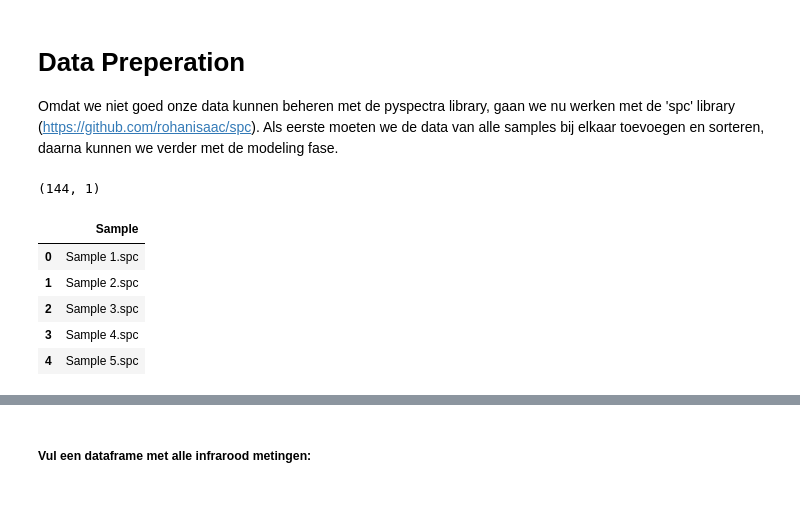
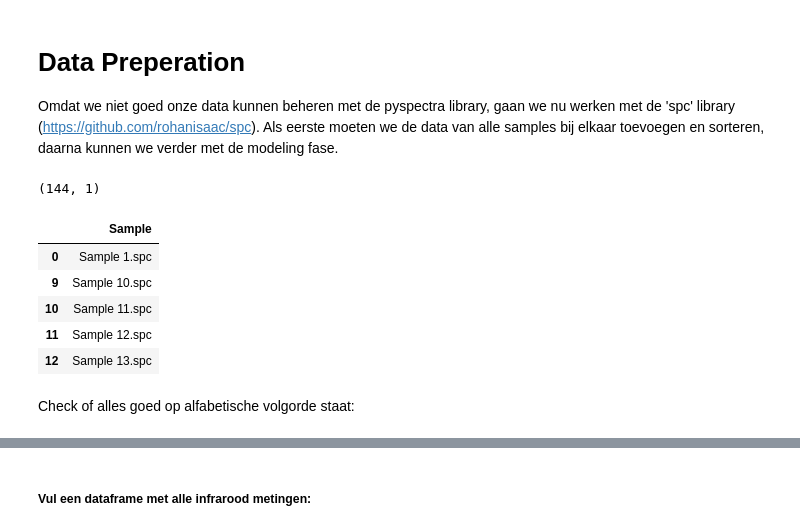
Before and after one commit to asscherhofstede/Koemelk-analyse, a Jupyter notebook: Koemelk Analyse.ipynb, the cells around one changed output, grey strips where cells are left out. Cells and saved outputs as stored; diff of their text form; code cells hidden in the pictures; blank space fills up the shorter version.

```diff
--- a/Koemelk Analyse.ipynb
+++ b/Koemelk Analyse.ipynb
@@ -160,19 +160,23 @@ Omdat we niet goed onze data kunnen beheren met de pyspectra library, gaan we nu
 # %%
 # Omdat er 3 metingen zijn gedaan, moeten we deze 3 keer met de referentie waarden vergelijken
 Sample = pd.read_excel('Reference values.xlsx')
-Sample = Sample.drop(columns=['Fat (%m/m)', 'Protein (%m/m)', 'Lactose (%m/m)'])
+Sample.sort_values('Sample', inplace=True)
 
 Samples = pd.DataFrame()
 for meting in range(3):
     Samples = Samples.append(Sample)
 
+Samples.drop(columns=['Fat (%m/m)', 'Protein (%m/m)', 'Lactose (%m/m)'], inplace=True)
+
 print(Samples.shape)
 Samples.head()
 # %% [output]
 (144, 1)
 |  | Sample |
 | 0 | Sample 1.spc |
-| 1 | Sample 2.spc |
-| 2 | Sample 3.spc |
-| 3 | Sample 4.spc |
-| 4 | Sample 5.spc |
+| 9 | Sample 10.spc |
+| 10 | Sample 11.spc |
+| 11 | Sample 12.spc |
+| 12 | Sample 13.spc |
+# %% [markdown]
+Check of alles goed op alfabetische volgorde staat:
```
Also changed, not shown: parts of 56 cells of this notebook, 9 other files.
